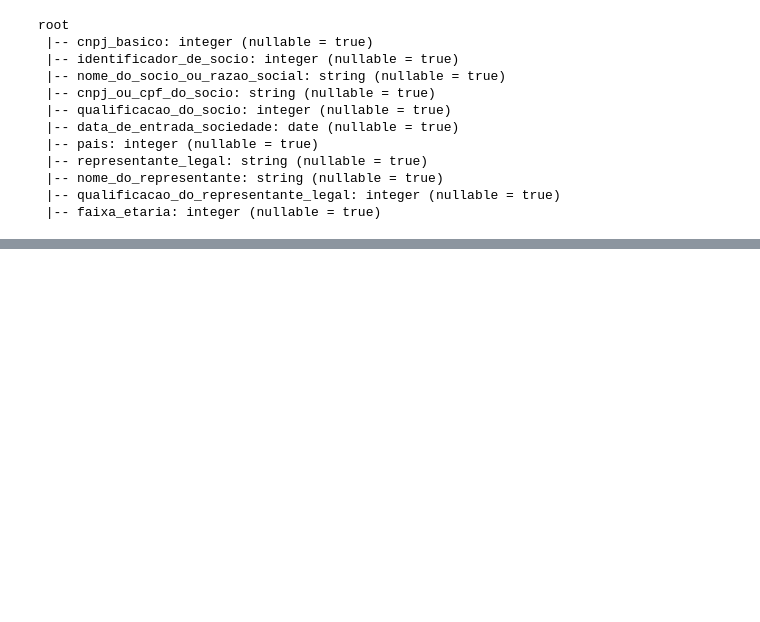
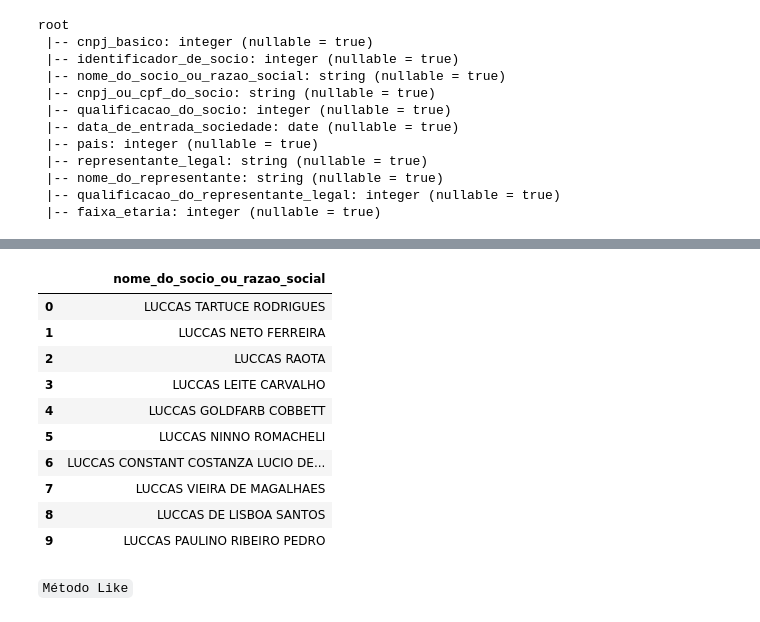
Before and after one commit to pepper96/estudoPySpark, a Jupyter notebook: PySpark.ipynb, the cells around one changed output, grey strips where cells are left out. Saved outputs shown, nothing was run; the diff lists cells and outputs as text; code cells hidden in the pictures; blank space fills up the shorter version.

```diff
--- a/PySpark.ipynb
+++ b/PySpark.ipynb
@@ -420,0 +695,20 @@ socios.limit(5).toPandas()
+# %%
+socios\
+    .select("nome_do_socio_ou_razao_social")\
+    .filter(socios.nome_do_socio_ou_razao_social.startswith("LUCCAS"))\
+    .limit(10)\
+    .toPandas()
+# %% [output]
+|  | nome_do_socio_ou_razao_social |
+| 0 | LUCCAS TARTUCE RODRIGUES |
+| 1 | LUCCAS NETO FERREIRA |
+| 2 | LUCCAS RAOTA |
+| 3 | LUCCAS LEITE CARVALHO |
+| 4 | LUCCAS GOLDFARB COBBETT |
+| 5 | LUCCAS NINNO ROMACHELI |
+| 6 | LUCCAS CONSTANT COSTANZA LUCIO DE... |
+| 7 | LUCCAS VIEIRA DE MAGALHAES |
+| 8 | LUCCAS DE LISBOA SANTOS |
+| 9 | LUCCAS PAULINO RIBEIRO PEDRO |
+# %% [markdown]
+`Método Like`
```
Also changed, not shown: parts of 32 cells of this notebook.
